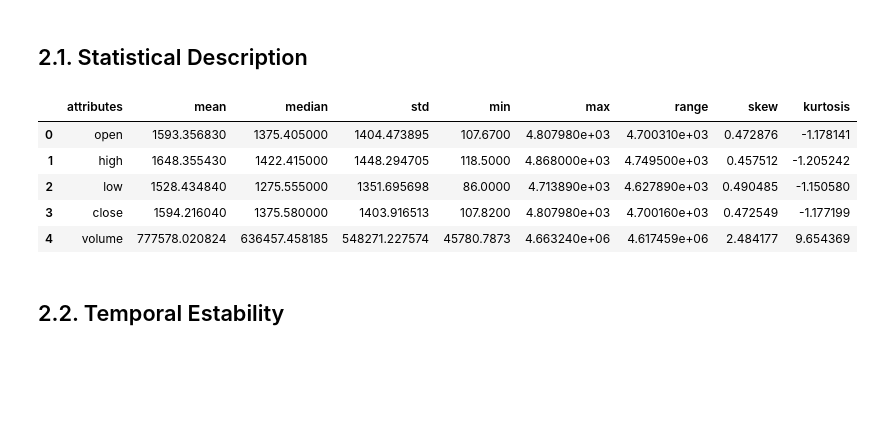
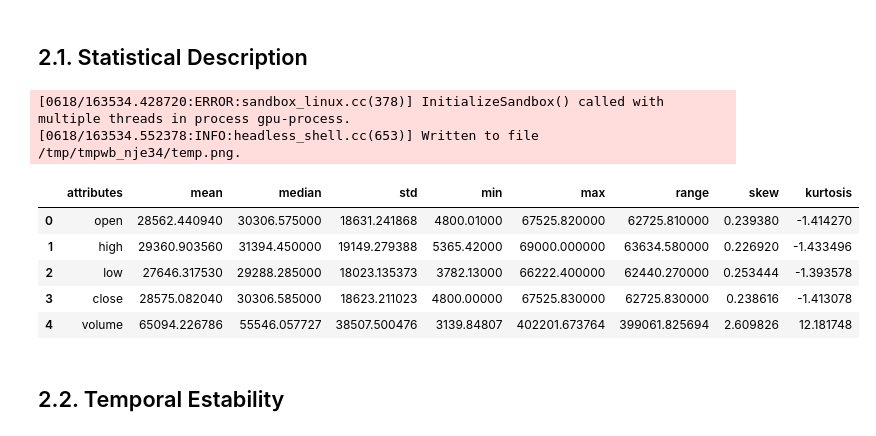
Before and after one commit to Valcilio/figma-assus, a Jupyter notebook: notebooks/data_eng_ml_model.ipynb, the cells around one changed output. Saved outputs shown, nothing was run; the diff lists cells and outputs as text; code cells hidden in the pictures; blank space fills up the shorter version.

```diff
--- a/notebooks/data_eng_ml_model.ipynb
+++ b/notebooks/data_eng_ml_model.ipynb
@@ -33,6 +26,6 @@ df_btc_usd = crypt_etl.run()
 # %%
 # use standard dataset to test notebook's code
-#df_btc_usd = pd.read_csv(c.DATA_PROC_FLD / 'btc_usd_proc.csv')
+df_btc_usd = pd.read_csv(c.DATA_PROC_FLD / 'btc_usd_proc.csv')
 # %% [markdown]
 # 2.0. Data Analysis
 # %%
@@ -40,14 +33,17 @@ analy = DataAnalysis(df_btc_usd, date_col='timestamp', individual_figsize=(18, 8
 # %% [markdown]
 ## 2.1. Statistical Description
 # %%
-analy.statistical_description()
+fig_path = c.FIG_FLD / 'crypto_analysis/btc_statistical_description_test.png'
+analy.statistical_description(saving_figloc=fig_path)
 # %% [output]
+[0618/163534.428720:ERROR:sandbox_linux.cc(378)] InitializeSandbox() called with multiple threads in process gpu-process.
+[0618/163534.552378:INFO:headless_shell.cc(653)] Written to file /tmp/tmpwb_nje34/temp.png.
 |  | attributes | mean | median | std | min | max | range | skew | kurtosis |
-| 0 | open | 1593.356830 | 1375.405000 | 1404.473895 | 107.6700 | 4.807980e+03 | 4.700310e+03 | 0.472876 | -1.178141 |
-| 1 | high | 1648.355430 | 1422.415000 | 1448.294705 | 118.5000 | 4.868000e+03 | 4.749500e+03 | 0.457512 | -1.205242 |
-| 2 | low | 1528.434840 | 1275.555000 | 1351.695698 | 86.0000 | 4.713890e+03 | 4.627890e+03 | 0.490485 | -1.150580 |
-| 3 | close | 1594.216040 | 1375.580000 | 1403.916513 | 107.8200 | 4.807980e+03 | 4.700160e+03 | 0.472549 | -1.177199 |
-| 4 | volume | 777578.020824 | 636457.458185 | 548271.227574 | 45780.7873 | 4.663240e+06 | 4.617459e+06 | 2.484177 | 9.654369 |
+| 0 | open | 28562.440940 | 30306.575000 | 18631.241868 | 4800.01000 | 67525.820000 | 62725.810000 | 0.239380 | -1.414270 |
+| 1 | high | 29360.903560 | 31394.450000 | 19149.279388 | 5365.42000 | 69000.000000 | 63634.580000 | 0.226920 | -1.433496 |
+| 2 | low | 27646.317530 | 29288.285000 | 18023.135373 | 3782.13000 | 66222.400000 | 62440.270000 | 0.253444 | -1.393578 |
+| 3 | close | 28575.082040 | 30306.585000 | 18623.211023 | 4800.00000 | 67525.830000 | 62725.830000 | 0.238616 | -1.413078 |
+| 4 | volume | 65094.226786 | 55546.057727 | 38507.500476 | 3139.84807 | 402201.673764 | 399061.825694 | 2.609826 | 12.181748 |
 # %% [markdown]
 ## 2.2. Temporal Estability
 # %%
```
Also changed, not shown: parts of 6 cells of this notebook, 31 other files.
